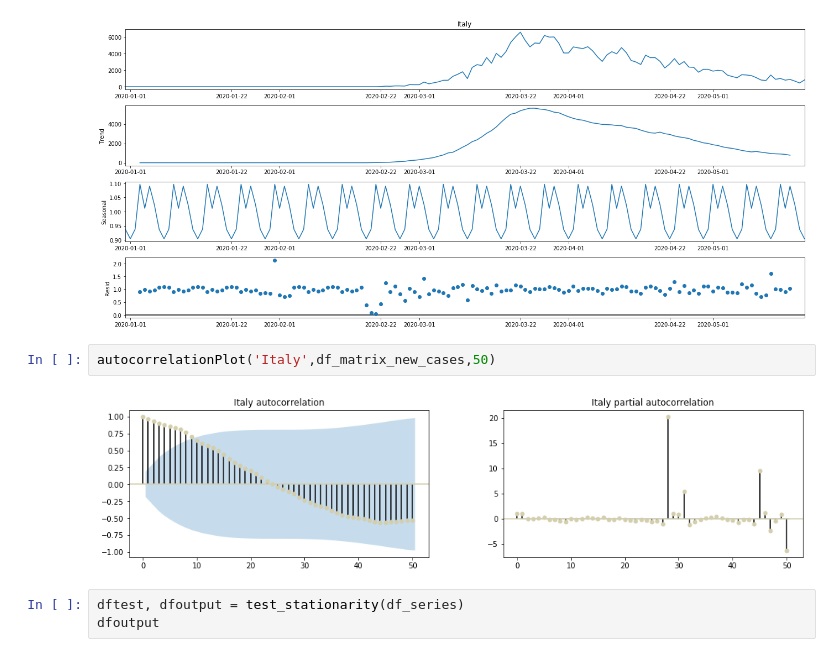
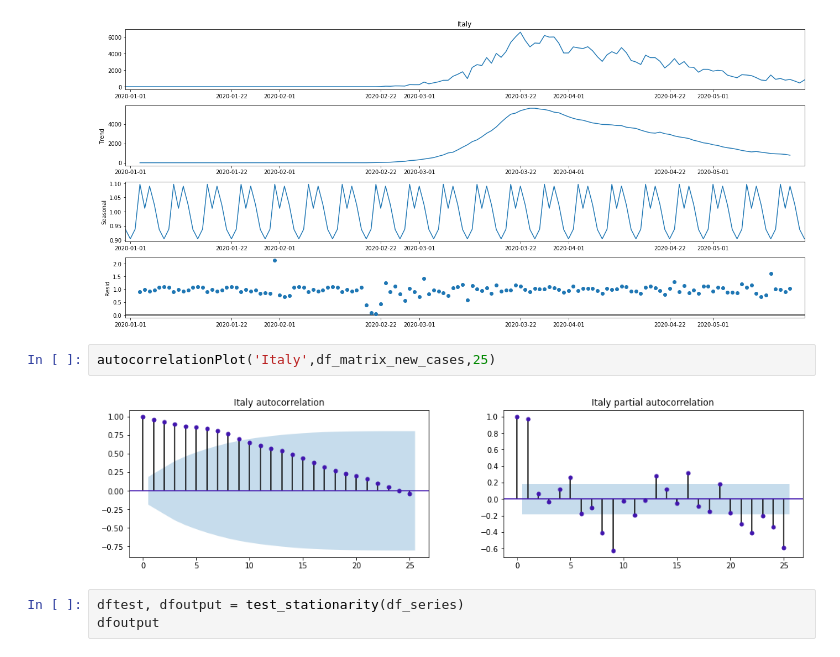
Before and after one commit to Mattia81/DataScienceForBusiness, a Jupyter notebook: COVID19_analysis/COVID19_analysis.ipynb, the cells around one changed output. Saved outputs shown, nothing was run; the diff lists cells and outputs as text.

```diff
--- a/COVID19_analysis/COVID19_analysis.ipynb
+++ b/COVID19_analysis/COVID19_analysis.ipynb
@@ -1718,9 +1718,9 @@ plt.show()
 # %% [output]
 [figure]
 # %%
-autocorrelationPlot('Italy',df_matrix_new_cases,50)
+autocorrelationPlot('Italy',df_matrix_new_cases,25)
 # %% [output]
-[figure, old version]
+[figure, new version]
 # %%
 dftest, dfoutput = test_stationarity(df_series)
 dfoutput
```
Also changed, not shown: parts of 25 cells of this notebook.
